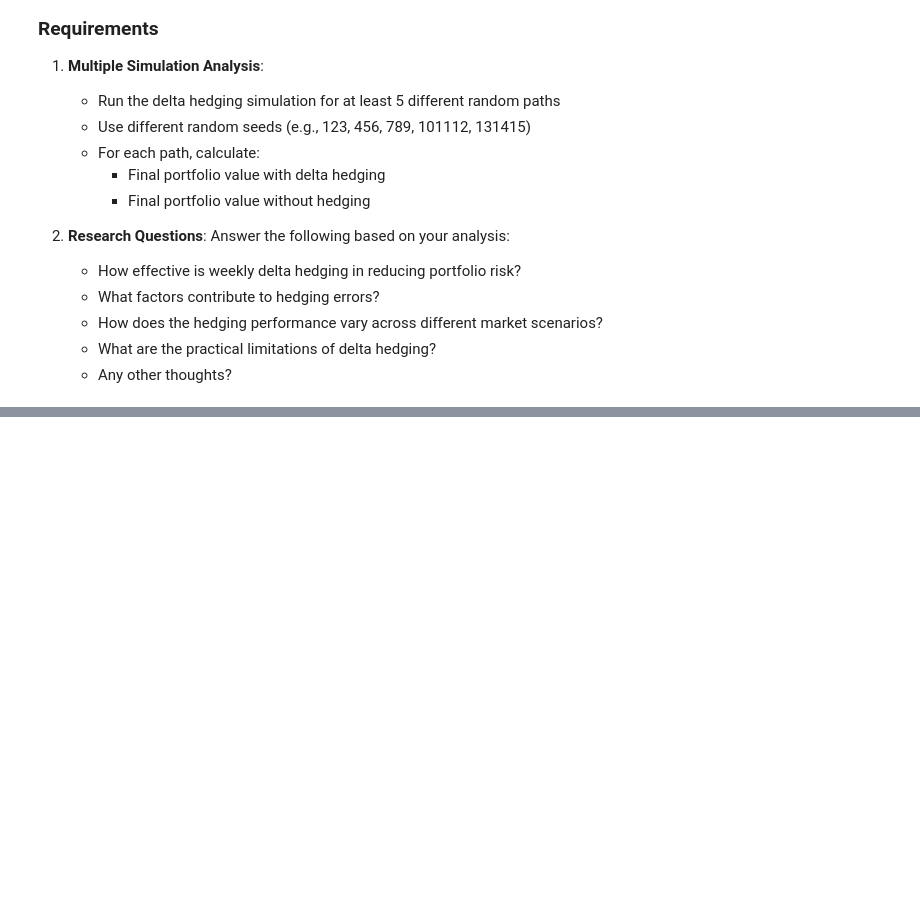
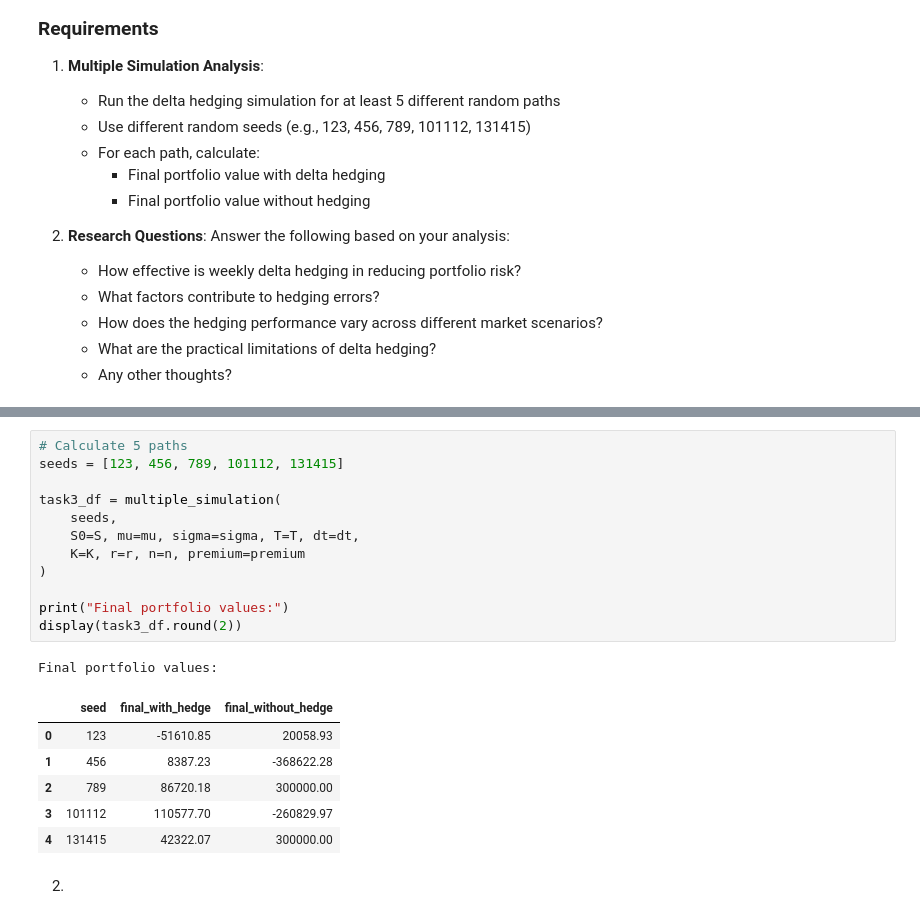
Before and after one commit to dalala333/ma575, a Jupyter notebook: delta_hedging_prj.ipynb, the cells around one changed output, grey strips where cells are left out. Saved outputs shown, nothing was run; the diff lists cells and outputs as text; blank space fills up the shorter version.

```diff
--- a/delta_hedging_prj.ipynb
+++ b/delta_hedging_prj.ipynb
@@ -423,0 +472,22 @@ print(f"  % paths closer to 0 : {100*(mag_reduction > 0).mean():.1f}%")
+# %%
+# Calculate 5 paths
+seeds = [123, 456, 789, 101112, 131415]
+
+task3_df = multiple_simulation(
+    seeds,
+    S0=S, mu=mu, sigma=sigma, T=T, dt=dt,
+    K=K, r=r, n=n, premium=premium
+)
+
+print("Final portfolio values:")
+display(task3_df.round(2))
+# %% [output]
+Final portfolio values:
+|  | seed | final_with_hedge | final_without_hedge |
+| 0 | 123 | -51610.85 | 20058.93 |
+| 1 | 456 | 8387.23 | -368622.28 |
+| 2 | 789 | 86720.18 | 300000.00 |
+| 3 | 101112 | 110577.70 | -260829.97 |
+| 4 | 131415 | 42322.07 | 300000.00 |
+# %% [markdown]
+2.
```
Also changed, not shown: parts of 5 cells of this notebook.
